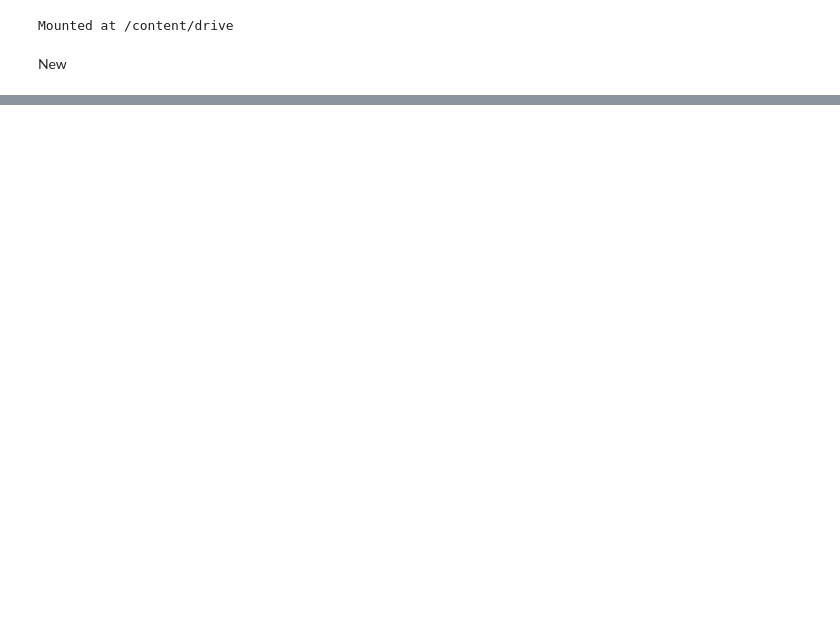
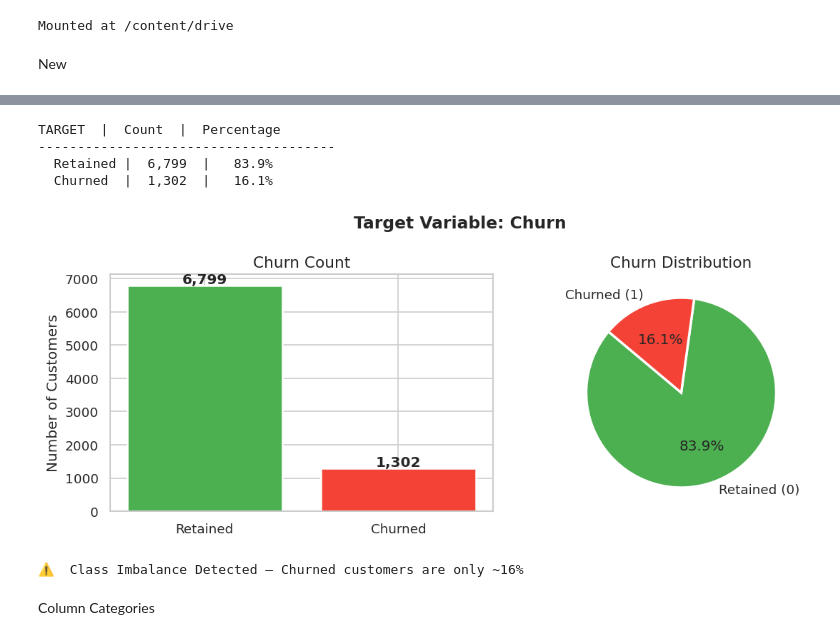
Before and after one commit to ayushi226-del/churnzero, a Jupyter notebook: churn_0.ipynb, the cells around one changed output, grey strips where cells are left out. Cells and saved outputs as stored; diff of their text form; code cells hidden in the pictures; blank space fills up the shorter version.

```diff
--- a/churn_0.ipynb
+++ b/churn_0.ipynb
@@ -31,0 +60,11 @@ FileNotFoundError: [Errno 2] No such file or directory: '/content/drive/MyDrive/
+# %%
+from google.colab import drive
+drive.mount('/content/drive')
+
+# ─── Adjust path if your folder structure differs ───
+FILE_PATH = '/content/drive/MyDrive/ChurnZero/ChurnZero_Dataset_v1.csv'
+
+df = pd.read_csv(FILE_PATH)
+df_original = df.copy()   # keep an untouched backup
+
+print(f'✅ Dataset loaded — {df.shape[0]:,} rows × {df.shape[1]} columns')
@@ -31,0 +106,36 @@ FileNotFoundError: [Errno 2] No such file or directory: '/content/drive/MyDrive/
+# %%
+# ── Target variable overview ──────────────────────────────────────────────
+churn_counts = df['churn'].value_counts()
+churn_pct    = df['churn'].value_counts(normalize=True) * 100
+
+print('TARGET  |  Count  |  Percentage')
+print('-'*38)
+for label in [0, 1]:
+    tag = 'Retained' if label == 0 else 'Churned '
+    print(f'  {tag} |  {churn_counts[label]:5,}  |  {churn_pct[label]:5.1f}%')
+
+fig, axes = plt.subplots(1, 2, figsize=(10, 4))
+axes[0].bar(['Retained', 'Churned'], churn_counts.values,
+            color=['#4CAF50', '#F44336'], edgecolor='white', linewidth=1.5)
+axes[0].set_title('Churn Count')
+axes[0].set_ylabel('Number of Customers')
+for i, v in enumerate(churn_counts.values):
+    axes[0].text(i, v + 50, f'{v:,}', ha='center', fontweight='bold')
+
+axes[1].pie(churn_counts.values, labels=['Retained (0)', 'Churned (1)'],
+            autopct='%1.1f%%', colors=['#4CAF50', '#F44336'],
+            startangle=140, wedgeprops=dict(edgecolor='white', linewidth=2))
+axes[1].set_title('Churn Distribution')
+plt.suptitle('Target Variable: Churn', fontsize=14, fontweight='bold')
+plt.tight_layout()
+plt.show()
+print('⚠️  Class Imbalance Detected — Churned customers are only ~16%')
+# %% [output]
+TARGET  |  Count  |  Percentage
+--------------------------------------
+  Retained |  6,799  |   83.9%
+  Churned  |  1,302  |   16.1%
+[figure, added]
+⚠️  Class Imbalance Detected — Churned customers are only ~16%
+# %% [markdown]
+Column Categories
```
Also changed, not shown: parts of 19 cells of this notebook.
